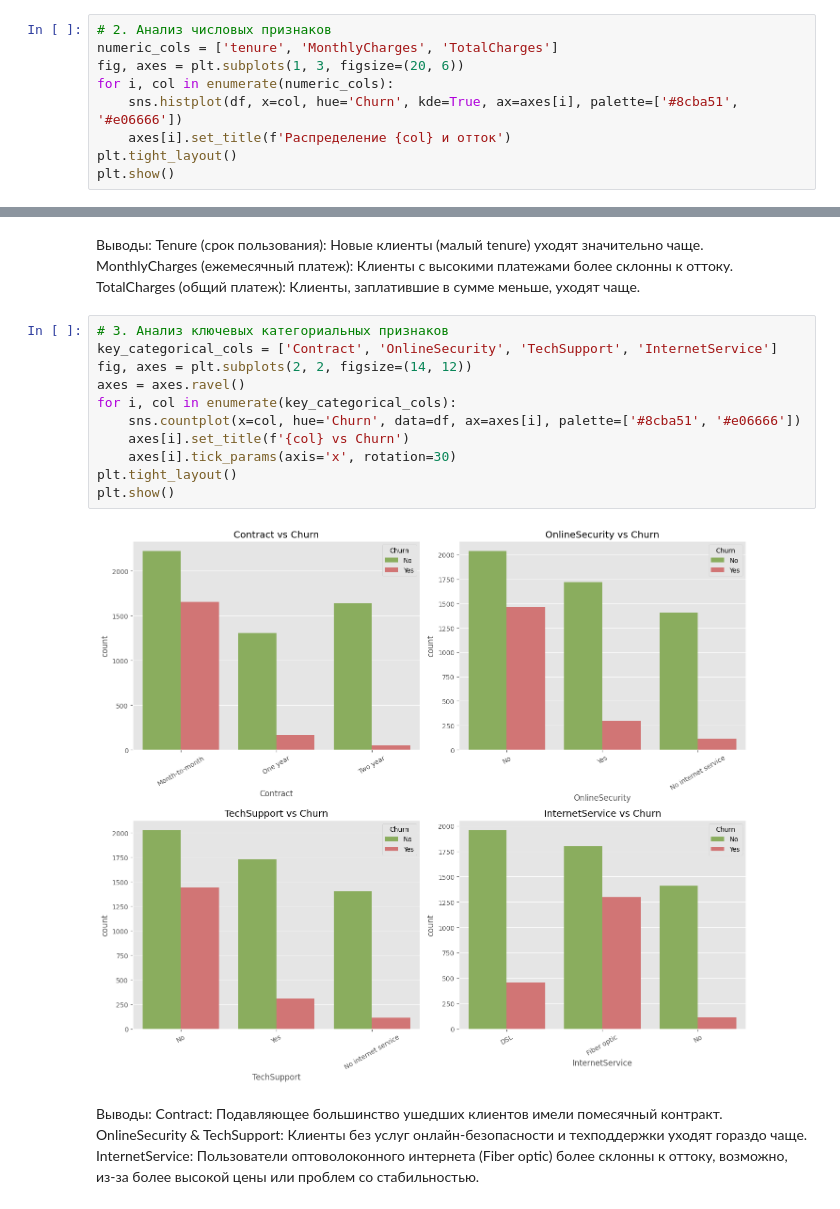
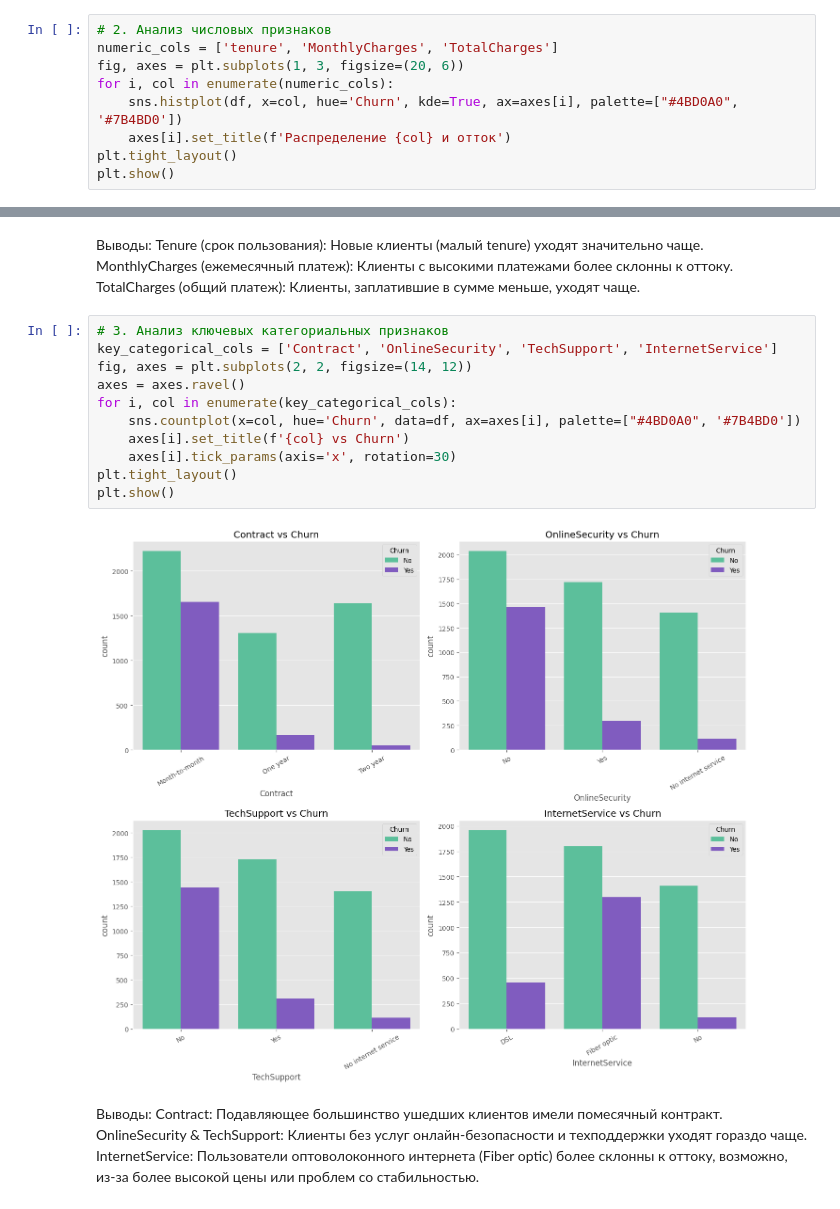
Before and after one commit to DgtrDN/diplom, a Jupyter notebook: diplom_telco_customer.ipynb, the cells around one changed output, grey strips where cells are left out. Drawn from its saved outputs; the diff is of its cells as text.

```diff
--- a/diplom_telco_customer.ipynb
+++ b/diplom_telco_customer.ipynb
@@ -153,7 +153,7 @@ plt.show()
 numeric_cols = ['tenure', 'MonthlyCharges', 'TotalCharges']
 fig, axes = plt.subplots(1, 3, figsize=(20, 6))
 for i, col in enumerate(numeric_cols):
-    sns.histplot(df, x=col, hue='Churn', kde=True, ax=axes[i], palette=['#8cba51', '#e06666'])
+    sns.histplot(df, x=col, hue='Churn', kde=True, ax=axes[i], palette=["#4BD0A0", '#7B4BD0'])
     axes[i].set_title(f'Распределение {col} и отток')
 plt.tight_layout()
 plt.show()
@@ -164,16 +164,16 @@ plt.show()
 # %%
 # 3. Анализ ключевых категориальных признаков
 key_categorical_cols = ['Contract', 'OnlineSecurity', 'TechSupport', 'InternetService']
 fig, axes = plt.subplots(2, 2, figsize=(14, 12))
 axes = axes.ravel()
 for i, col in enumerate(key_categorical_cols):
-    sns.countplot(x=col, hue='Churn', data=df, ax=axes[i], palette=['#8cba51', '#e06666'])
+    sns.countplot(x=col, hue='Churn', data=df, ax=axes[i], palette=["#4BD0A0", '#7B4BD0'])
     axes[i].set_title(f'{col} vs Churn')
     axes[i].tick_params(axis='x', rotation=30)
 plt.tight_layout()
 plt.show()
 # %% [output]
-[figure, old version]
+[figure, new version]
 # %% [markdown]
 Выводы:
 Contract: Подавляющее большинство ушедших клиентов имели помесячный контракт.
```
Also changed, not shown: parts of 17 cells of this notebook, 12 other files.
